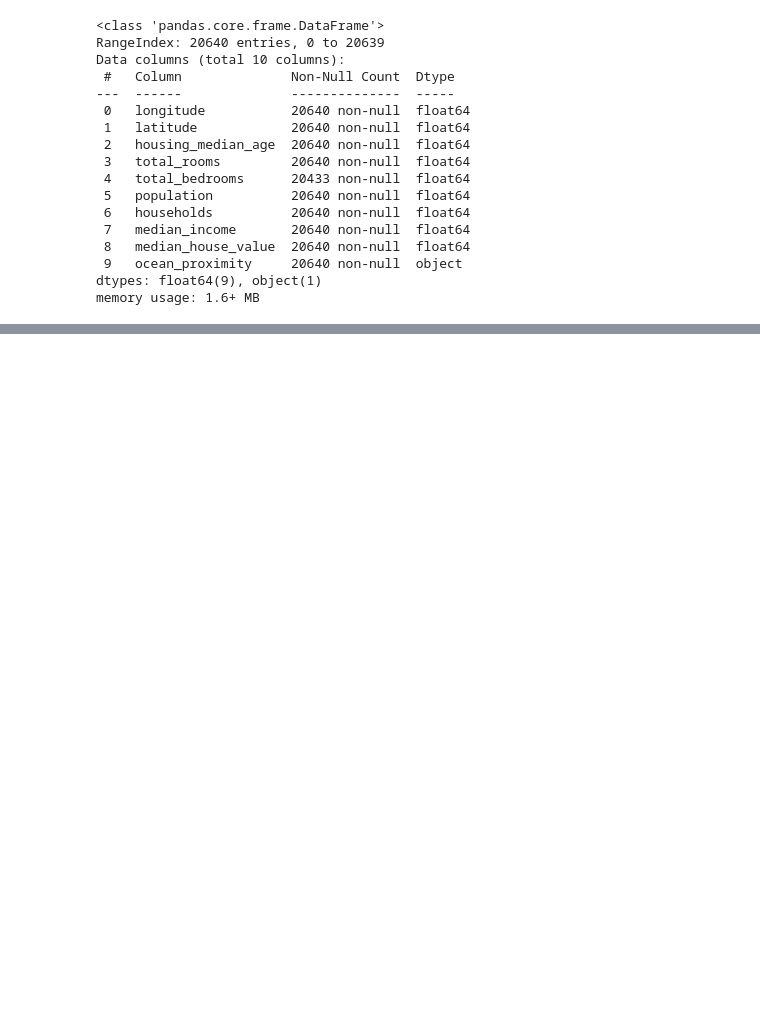
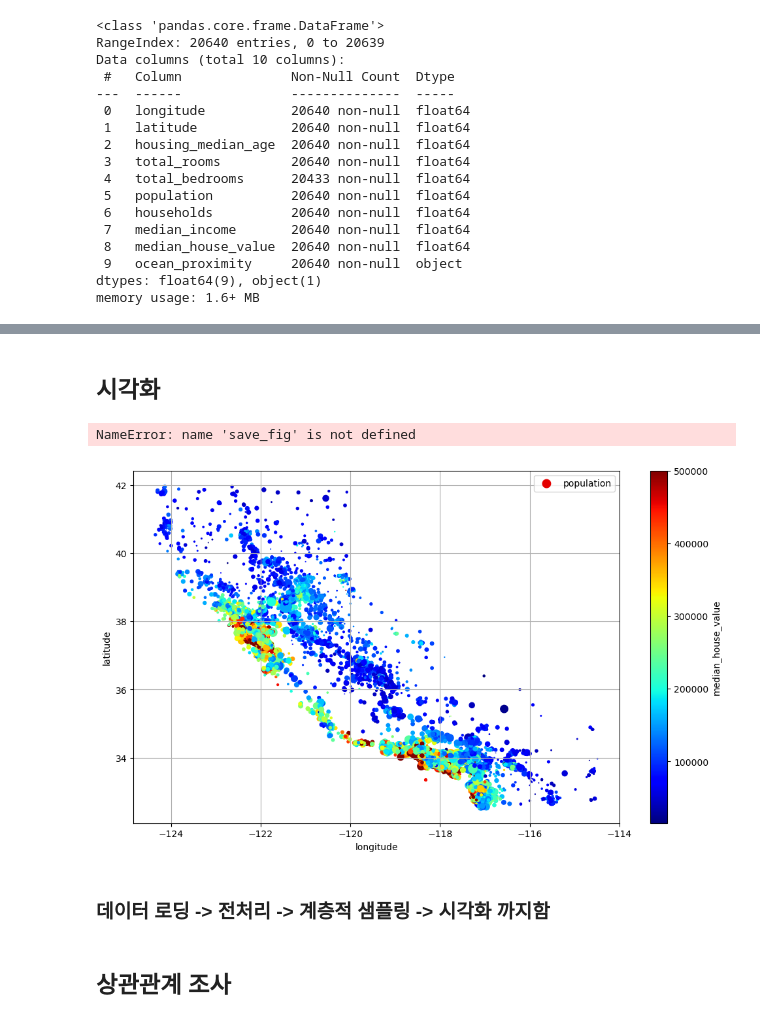
Before and after one commit to easywater4528/my-ML-project, a Jupyter notebook: data_frame.ipynb, the cells around one changed output, grey strips where cells are left out. Cells and saved outputs as stored; diff of their text form; code cells hidden in the pictures; blank space fills up the shorter version.

```diff
--- a/data_frame.ipynb
+++ b/data_frame.ipynb
@@ -73,0 +153,20 @@ ModuleNotFoundError: No module named 'matplotlib.pylot'
+# %%
+from sklearn.model_selection import StratifiedShuffleSplit
+
+splitter = StratifiedShuffleSplit(n_splits=10, test_size=0.2, random_state=42)
+strat_splits = []
+#데이터셋의 20%를 테스트셋으로 분할
+# random_state=42로 인해 결과 재현 가능, 총 10회 계층 분할
+
+for train_index, test_index in splitter.split(housing, housing["income_cat"]):
+    strat_train_set_n = housing.iloc[train_index]
+    strat_test_set_n = housing.iloc[test_index]
+    strat_splits.append((strat_train_set_n, strat_test_set_n))
+
+strat_train_set, strat_test_set = strat_splits[0]
+
+strat_train_set, strat_test_set = train_test_split(
+    housing, test_size=0.2, stratify=housing["income_cat"], random_state=42
+) #카테고리 비율 유지
+
+strat_test_set["income_cat"].value_counts() / len(strat_test_set)
@@ -73,0 +185,36 @@ ModuleNotFoundError: No module named 'matplotlib.pylot'
+# %% [markdown]
+## 시각화
+# %%
+# strat_train_set과 strat_test_set에서 'income_cat' 특성을 제거해서
+# 데이터를 원래대로 되돌림
+for set_ in (strat_train_set, strat_test_set):
+    set_.drop("income_cat", axis=1, inplace=True)
+
+# strat_train_set에 다양한 변형을 가하더라도 원본 데이터에 영향을 주지 않도록 복사
+housing = strat_train_set.copy()
+
+# 데이터 시각화 (위도 vs 경도 산점도, 인구 크기 반영)
+housing.plot(
+    kind="scatter",
+    x="longitude",
+    y="latitude",
+    grid=True,
+    s=housing["population"] / 100,
+    label="population",
+    c="median_house_value",
+    cmap="jet",
+    colorbar=True,
+    legend=True,
+    sharex=False,
+    figsize=(12, 7)
+)
+
+save_fig("housing_prices_scatterplot")  # extra code (그림 저장)
+plt.show()
+# %% [output]
+NameError: name 'save_fig' is not defined
+[figure, added]
+# %% [markdown]
+### 데이터 로딩 -> 전처리 -> 계층적 샘플링 -> 시각화 까지함
+# %% [markdown]
+## 상관관계 조사
```
Also changed, not shown: parts of 27 cells of this notebook.
